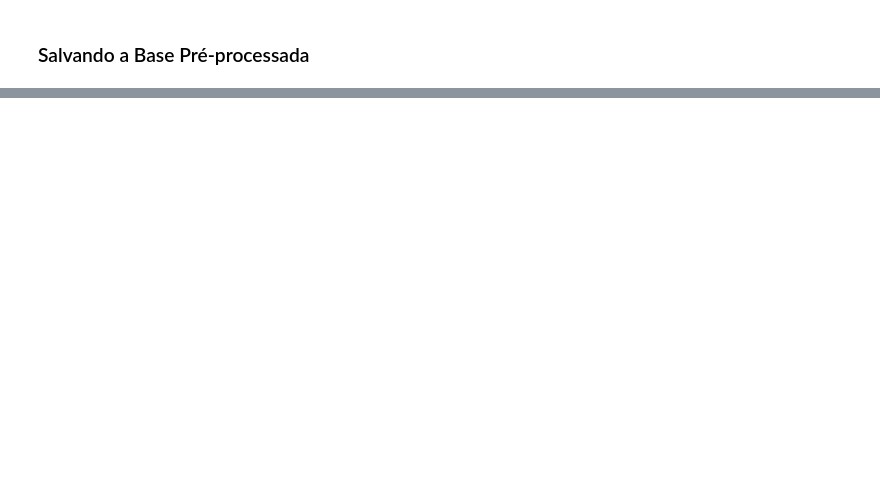
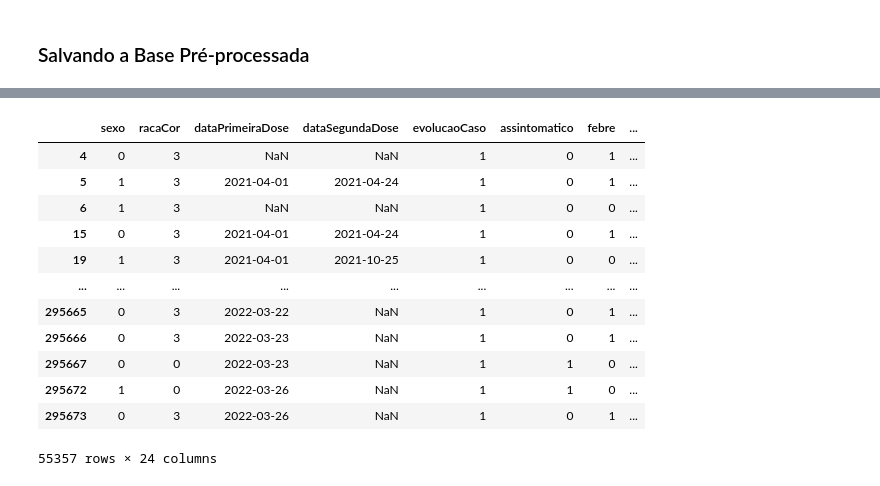
Before and after one commit to WallaceHolanda/covid_mortality_risk_prediction, a Jupyter notebook: notebook/analiseOpenData/preprocessamentoDados.ipynb, the cells around one changed output, grey strips where cells are left out. Cells and saved outputs as stored; diff of their text form; code cells hidden in the pictures; blank space fills up the shorter version.

```diff
--- a/notebook/analiseOpenData/preprocessamentoDados.ipynb
+++ b/notebook/analiseOpenData/preprocessamentoDados.ipynb
@@ -26,8 +27,8 @@ covidAllData.head()
 5 rows × 64 columns
 # %%
 # 'dataPrimeiraDose', 'dataSegundaDose'
-colunasImportantes = ['source_id', 'sexo', 'racaCor', 'idade', 'sintomas', 'condicoes',
-                      'classificacaoFinal', 'evolucaoCaso']
+colunasImportantes = ['source_id', 'sexo', 'racaCor', 'idade', 'sintomas', 'condicoes', 'dataPrimeiraDose',
+                      'dataSegundaDose', 'classificacaoFinal', 'evolucaoCaso']
 covidData = covidAllData[colunasImportantes]
 # %% [markdown]
 ### Limpeza de Dados - Classificação Final
@@ -185,3 +202,5 @@ Name: sexo, dtype: int64
+# %%
+covidData = pp.condicoesFormatarValores(covidData)
 # %% [markdown]
 ### Limpeza dos Dados - Balanceamento
 # %%
@@ -302,0 +282,16 @@ pp.salvarBaseDeDados(covidDataBalanced, 'BasesPreProcessadas/sus-ac-pp.xlsx')
+# %%
+covidDataBalanced
+# %% [output]
+|  | sexo | racaCor | dataPrimeiraDose | dataSegundaDose | evolucaoCaso | assintomatico | febre | ... |
+| 4 | 0 | 3 | NaN | NaN | 1 | 0 | 1 | ... |
+| 5 | 1 | 3 | 2021-04-01 | 2021-04-24 | 1 | 0 | 1 | ... |
+| 6 | 1 | 3 | NaN | NaN | 1 | 0 | 0 | ... |
+| 15 | 0 | 3 | 2021-04-01 | 2021-04-24 | 1 | 0 | 1 | ... |
+| 19 | 1 | 3 | 2021-04-01 | 2021-10-25 | 1 | 0 | 0 | ... |
+| ... | ... | ... | ... | ... | ... | ... | ... | ... |
+| 295665 | 0 | 3 | 2022-03-22 | NaN | 1 | 0 | 1 | ... |
+| 295666 | 0 | 3 | 2022-03-23 | NaN | 1 | 0 | 1 | ... |
+| 295667 | 0 | 0 | 2022-03-23 | NaN | 1 | 1 | 0 | ... |
+| 295672 | 1 | 0 | 2022-03-26 | NaN | 1 | 1 | 0 | ... |
+| 295673 | 0 | 3 | 2022-03-26 | NaN | 1 | 0 | 1 | ... |
+55357 rows × 24 columns
```
Also changed, not shown: parts of 30 cells of this notebook.
